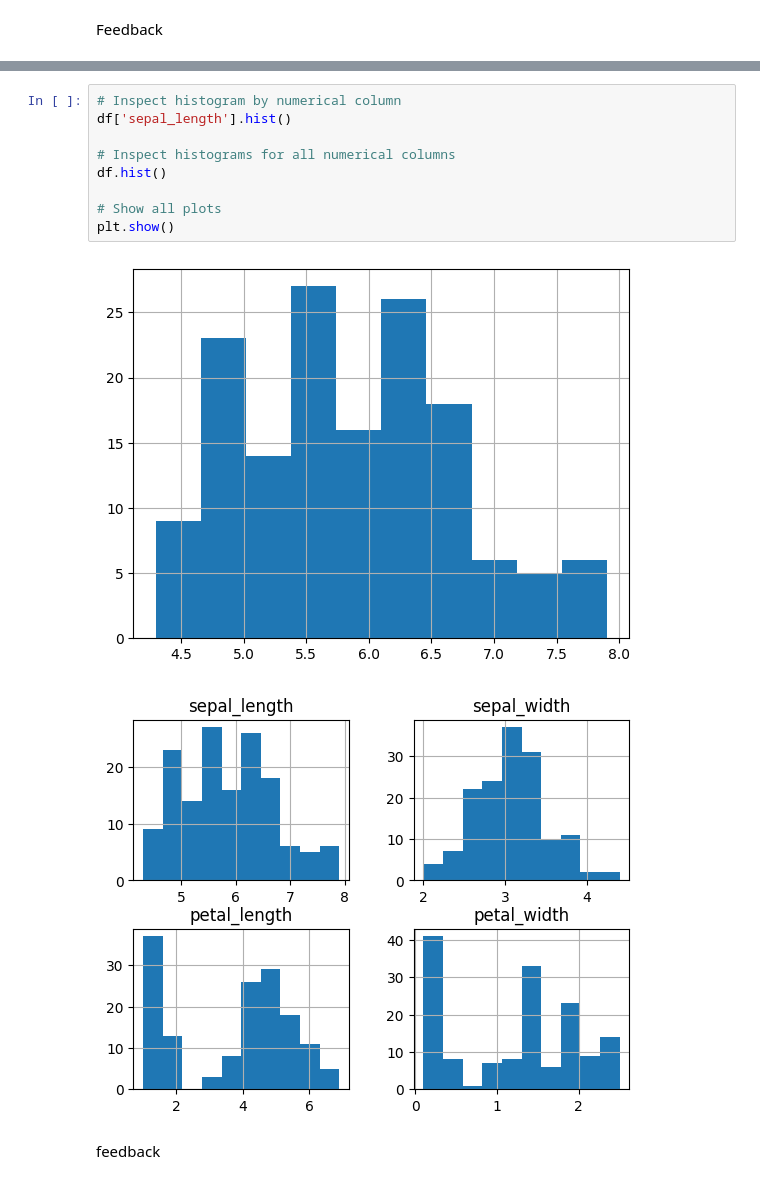
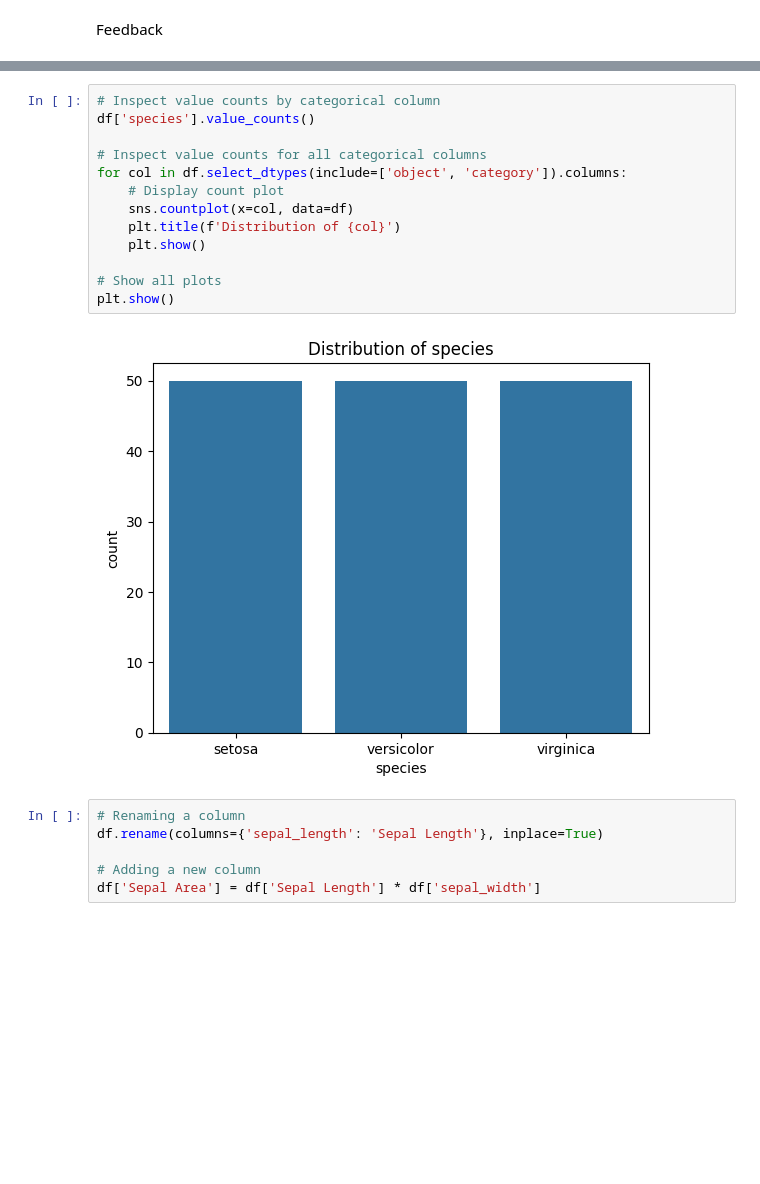
Before and after one commit to korey-byte/datafun-04-jupyter, a Jupyter notebook: koreykodes_eda.ipynb, the cells around one changed output, grey strips where cells are left out. Cells and saved outputs as stored; diff of their text form; blank space fills up the shorter version.

```diff
--- a/koreykodes_eda.ipynb
+++ b/koreykodes_eda.ipynb
@@ -97,14 +88,21 @@ plt.show()
-# %%
-# Inspect histogram by numerical column
-df['sepal_length'].hist()
-
-# Inspect histograms for all numerical columns
-df.hist()
-
-# Show all plots
-plt.show()
-# %% [output]
-[figure, removed]
-[figure, removed]
-# %% [markdown]
-feedback
+# %%
+# Inspect value counts by categorical column
+df['species'].value_counts()
+
+# Inspect value counts for all categorical columns
+for col in df.select_dtypes(include=['object', 'category']).columns:
+    # Display count plot
+    sns.countplot(x=col, data=df)
+    plt.title(f'Distribution of {col}')
+    plt.show()
+
+# Show all plots
+plt.show()
+# %% [output]
+[figure, added]
+# %%
+# Renaming a column
+df.rename(columns={'sepal_length': 'Sepal Length'}, inplace=True)
+
+# Adding a new column
+df['Sepal Area'] = df['Sepal Length'] * df['sepal_width']
```
Also changed, not shown: parts of 4 cells of this notebook.
